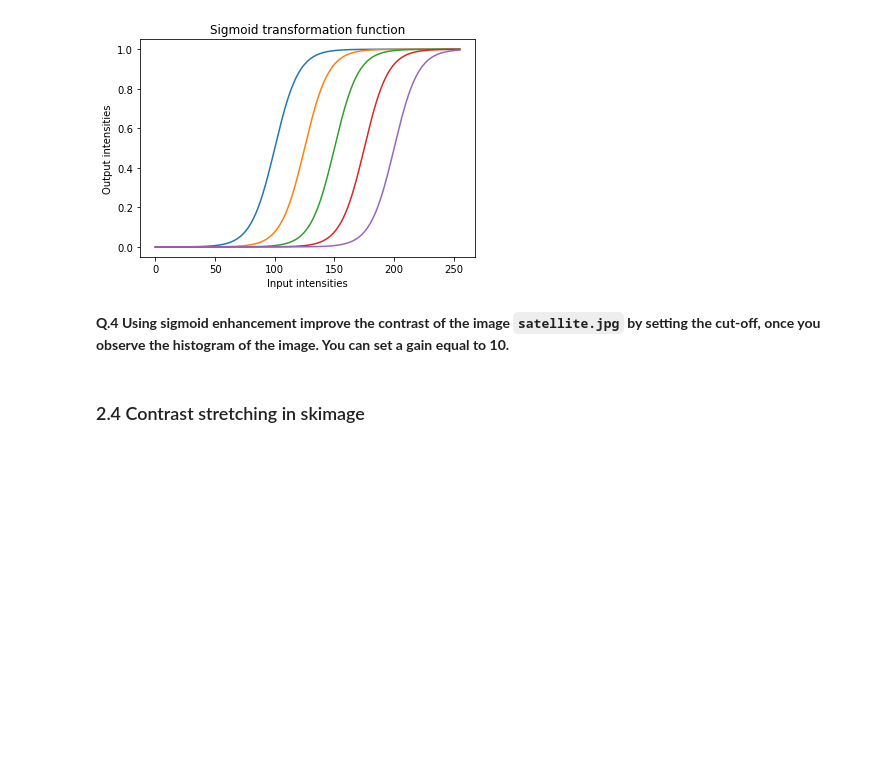
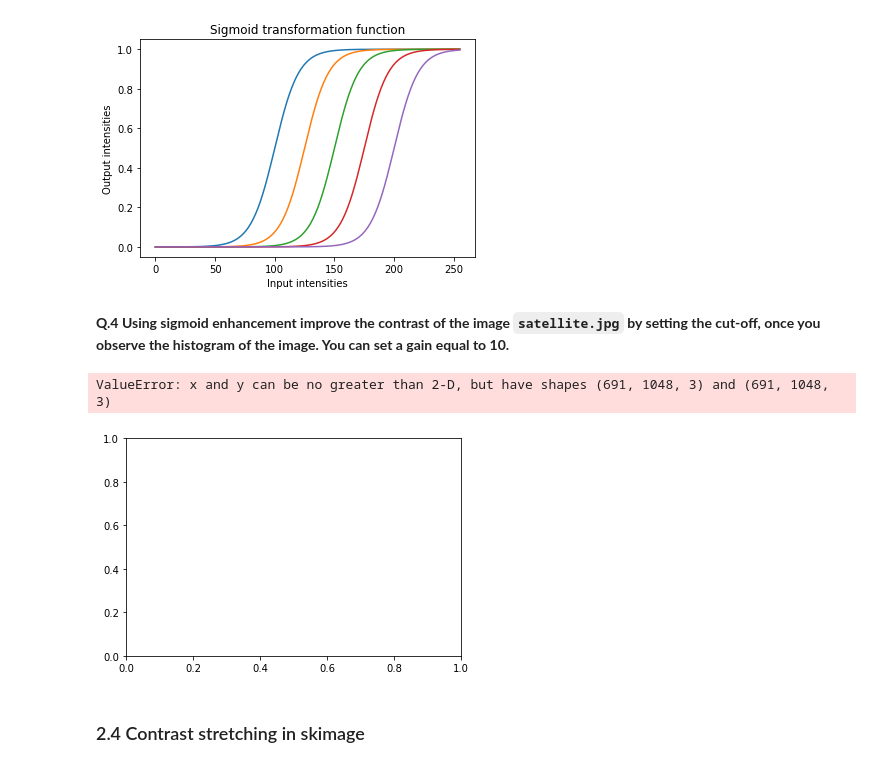
Before and after one commit to KevinDes/B31XB-IIP-TP-1718, a Jupyter notebook: 2-image-enhancement/2-enhancement.ipynb, the cells around one changed output. Cells and saved outputs as stored; diff of their text form; code cells hidden in the pictures; blank space fills up the shorter version.

```diff
--- a/2-image-enhancement/2-enhancement.ipynb
+++ b/2-image-enhancement/2-enhancement.ipynb
@@ -162,6 +222,26 @@ plt.show()
 [figure]
 # %% [markdown]
 **Q.4 Using sigmoid enhancement improve the contrast of the image `satellite.jpg` by setting the cut-off, once you observe the histogram of the image. You can set a gain equal to 10.**
+# %%
+from skimage import img_as_float
+from skimage import io
+import numpy as np
+
+img_path = './images/'
+img_name = 'satellite.jpg'
+sat = io.imread(img_path.__add__(img_name))
+satf = img_as_float(sat)
+
+# Define the parameter c
+cut_off = np.linspace(100., 200., num=5)
+
+# Plot the transform function
+plt.figure()
+for t in cut_off:
+    plt.plot(satf, exposure.adjust_sigmoid(satf, cutoff=t, gain=10))
+# %% [output]
+ValueError: x and y can be no greater than 2-D, but have shapes (691, 1048, 3) and (691, 1048, 3)
+[figure, added]
 # %% [markdown]
 ### 2.4 Contrast stretching in skimage
 # %% [markdown]
```
Also changed, not shown: parts of 4 cells of this notebook.
